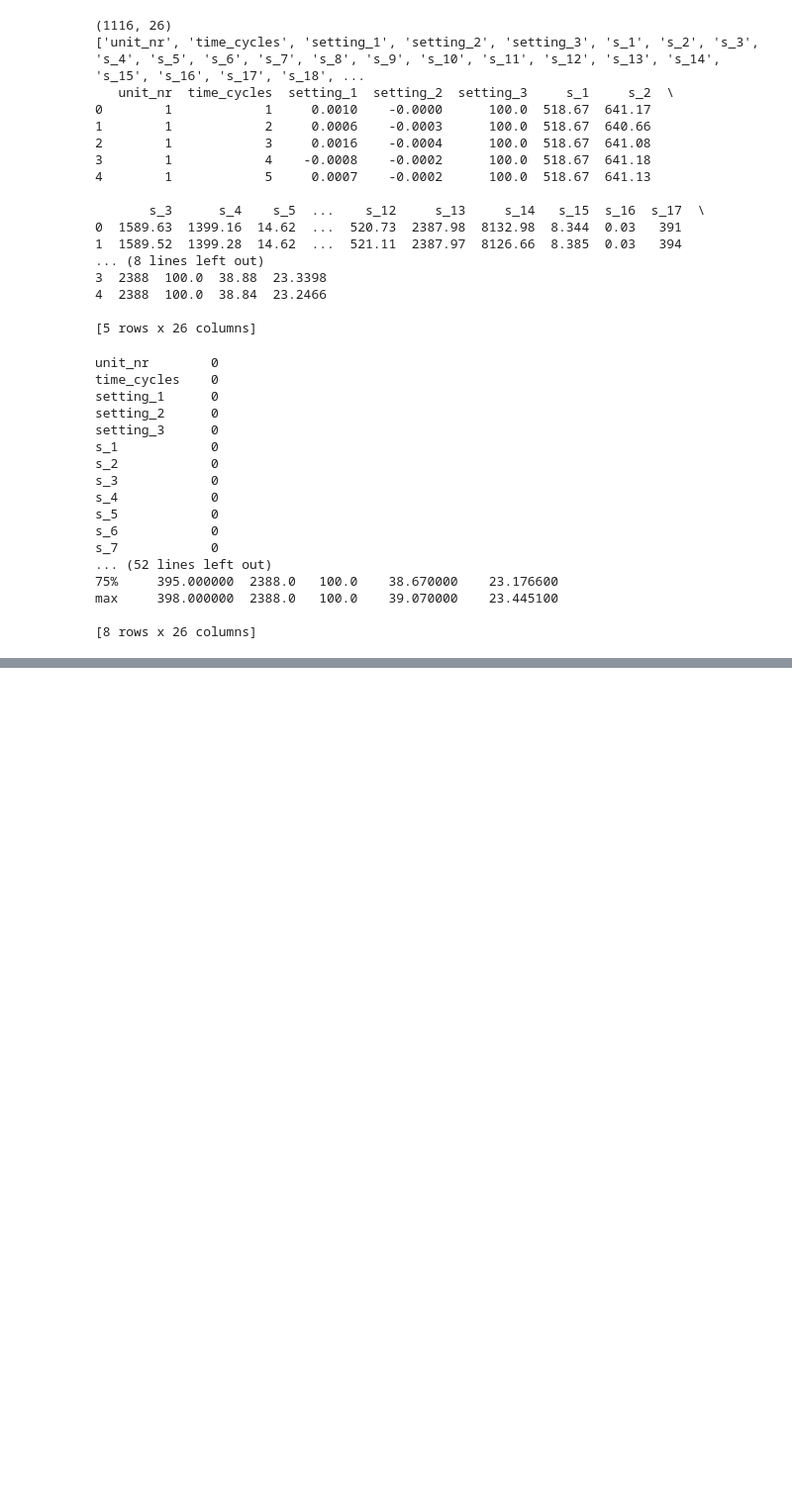
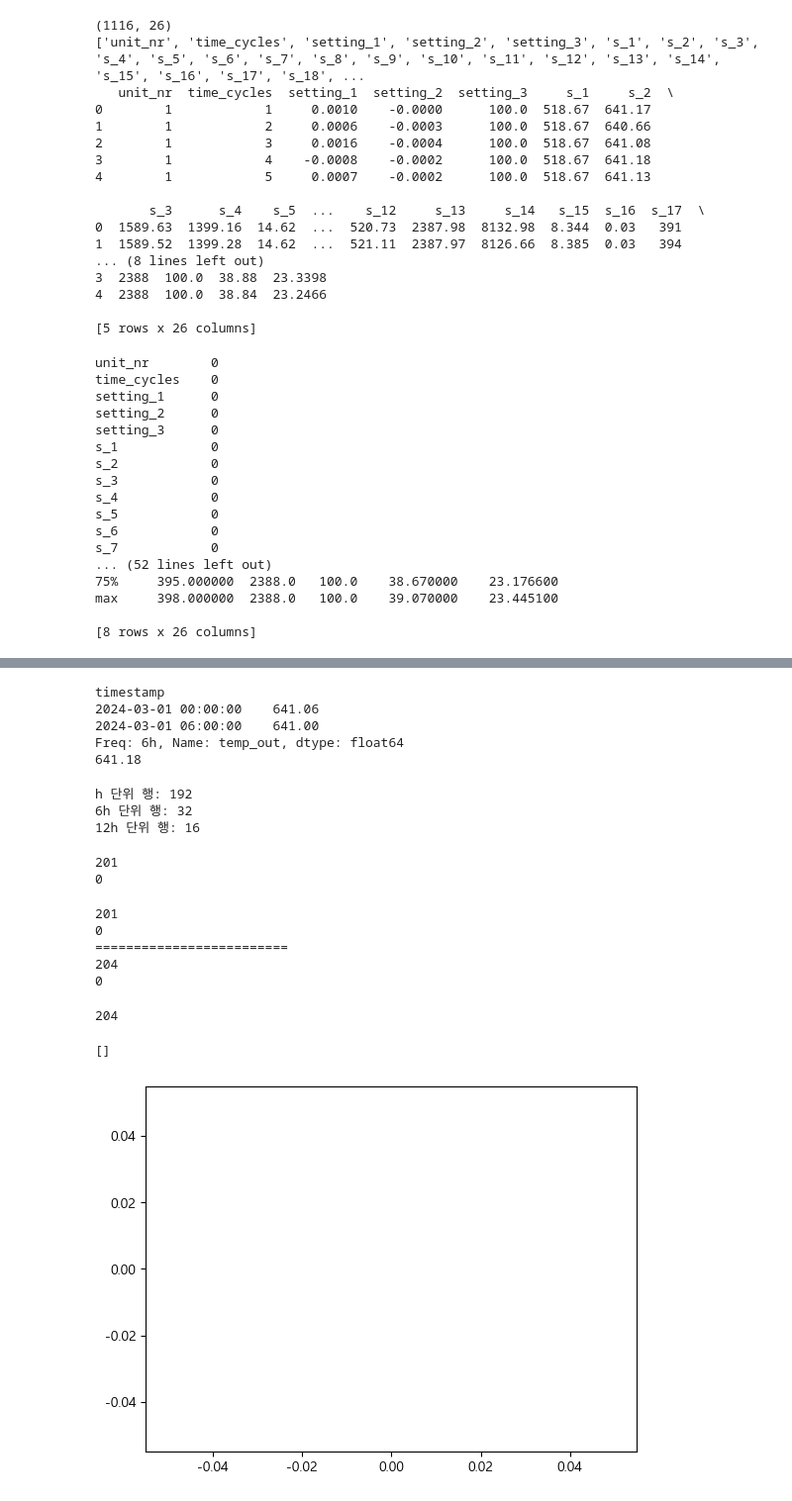
Before and after one commit to songjiho1209-sudo/Test, a Jupyter notebook: data/08_31.ipynb, the cells around one changed output, grey strips where cells are left out. Shown at 99% size. Cells and saved outputs as stored; diff of their text form; code cells hidden in the pictures; blank space fills up the shorter version.

```diff
--- a/data/08_31.ipynb
+++ b/data/08_31.ipynb
@@ -93,0 +172,4 @@ s_7 마지막 값: 546.17
+# %%
+df = df.set_index('timestamp').sort_index()
+print(df.loc['2024-03-01 00:00:00'])
+print(df.loc['2024-03-01'].shape)
@@ -93,0 +206,58 @@ s_7 마지막 값: 546.17
+# %%
+six_hour_mean = df['temp_out'].resample('6h').mean()
+print(round(six_hour_mean.head(2),2))
+
+six_hour_max = df['temp_out'].resample('6h').max()
+print(round(six_hour_max.iloc[0],2))
+# %% [output]
+timestamp
+2024-03-01 00:00:00    641.06
+2024-03-01 06:00:00    641.00
+Freq: 6h, Name: temp_out, dtype: float64
+641.18
+# %%
+freqs = ['h', '6h', '12h']
+
+for f in freqs:
+    avg = df['temp_out'].resample(f).mean()
+    print(f'{f} 단위 행: {len(avg)}')
+# %% [output]
+h 단위 행: 192
+6h 단위 행: 32
+12h 단위 행: 16
+# %%
+up = df['temp_core'].resample('30min').mean()
+print(up.isna().sum())
+up_filled = up.interpolate()
+print(up_filled.isna().sum())
+# %% [output]
+201
+0
+# %%
+#실습8
+up = df['flow'].resample('30min').mean()
+print(up.isna().sum())
+print(up.interpolate().isna().sum())
+
+print('='*25)
+
+vib = df['vibration'].resample('30min').mean()
+print(vib.isna().sum())
+print(vib.interpolate().isna().sum())
+# %% [output]
+201
+0
+=========================
+204
+0
+# %%
+vib = df['vibration'].resample('30min').mean()
+print(vib.isna().sum())
+# %% [output]
+204
+# %%
+daily = df['temp_out'].resample('D').mean()
+plt.plot()
+# %% [output]
+[]
+[figure, added]
```
Also changed, not shown: parts of 18 cells of this notebook, 6 other files.
